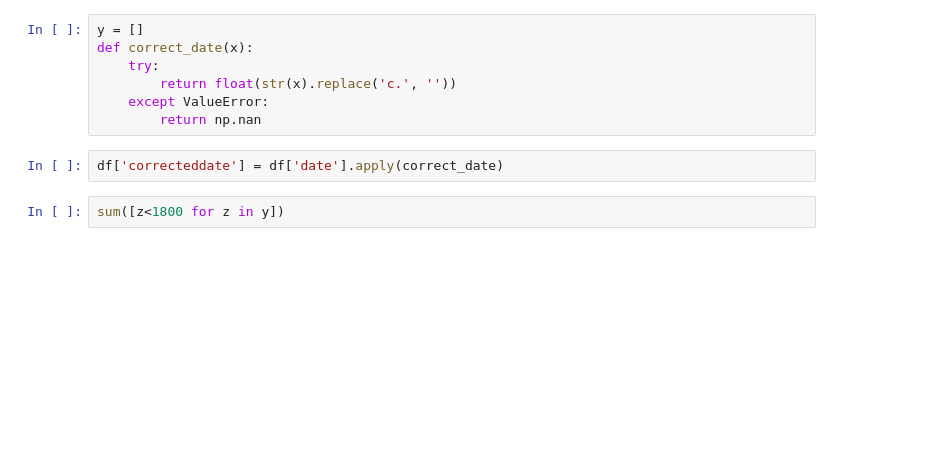
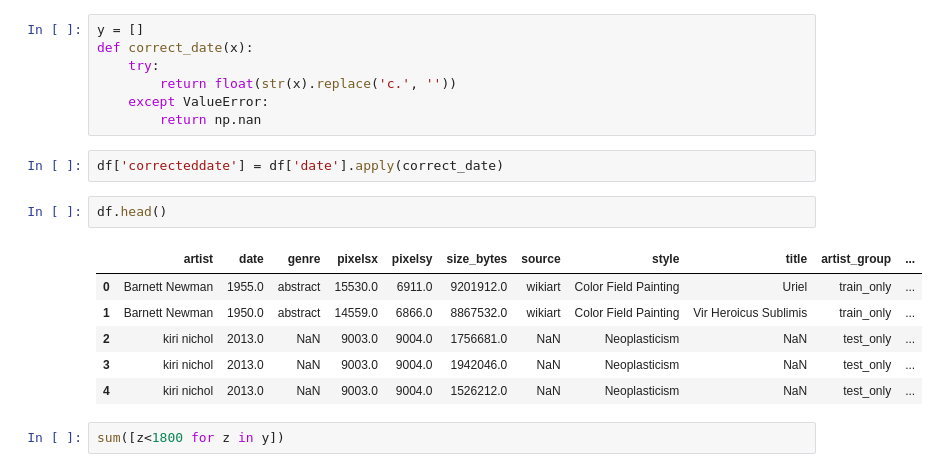
Before and after one commit to dddpt/history-digital-objects-symbolic, a Jupyter notebook: scripts/s0_dataset_exploration/dataset_exploration.ipynb, the cells around one changed output. Drawn from its saved outputs; the diff is of its cells as text; blank space fills up the shorter version.

```diff
--- a/scripts/s0_dataset_exploration/dataset_exploration.ipynb
+++ b/scripts/s0_dataset_exploration/dataset_exploration.ipynb
@@ -20,6 +20,15 @@ def correct_date(x):
         return np.nan
 # %%
 df['correcteddate'] = df['date'].apply(correct_date)
+# %%
+df.head()
+# %% [output]
+|  | artist | date | genre | pixelsx | pixelsy | size_bytes | source | style | title | artist_group | ... |
+| 0 | Barnett Newman | 1955.0 | abstract | 15530.0 | 6911.0 | 9201912.0 | wikiart | Color Field Painting | Uriel | train_only | ... |
+| 1 | Barnett Newman | 1950.0 | abstract | 14559.0 | 6866.0 | 8867532.0 | wikiart | Color Field Painting | Vir Heroicus Sublimis | train_only | ... |
+| 2 | kiri nichol | 2013.0 | NaN | 9003.0 | 9004.0 | 1756681.0 | NaN | Neoplasticism | NaN | test_only | ... |
+| 3 | kiri nichol | 2013.0 | NaN | 9003.0 | 9004.0 | 1942046.0 | NaN | Neoplasticism | NaN | test_only | ... |
+| 4 | kiri nichol | 2013.0 | NaN | 9003.0 | 9004.0 | 1526212.0 | NaN | Neoplasticism | NaN | test_only | ... |
 # %%
 sum([z<1800 for z in y])
 # %% [output]
```
Also changed, not shown: parts of 2 cells of this notebook, 3 other files.
